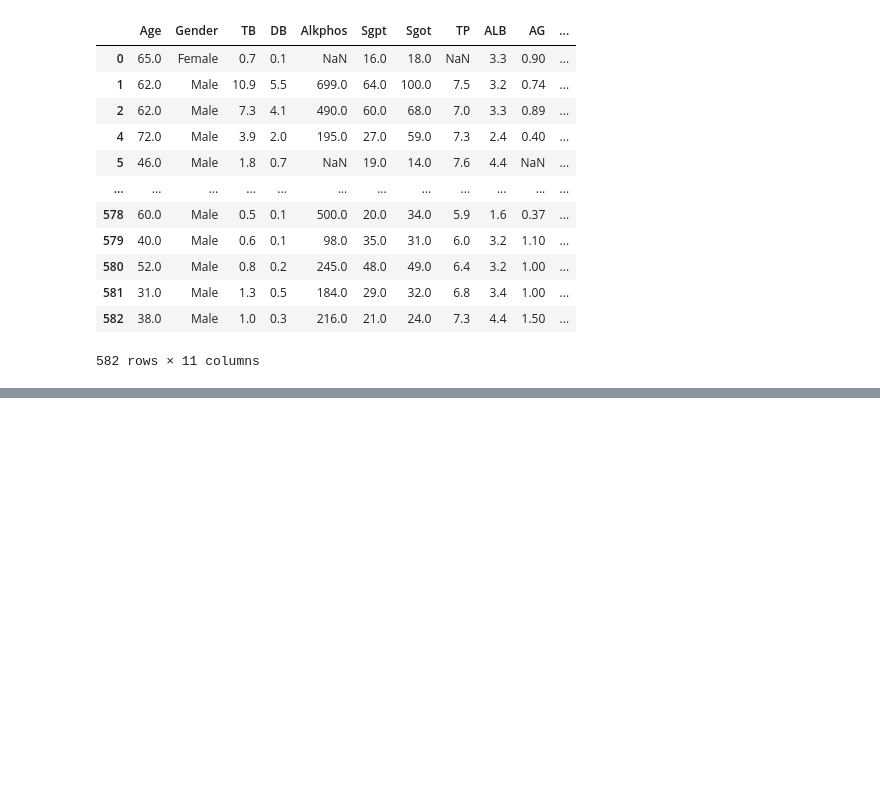
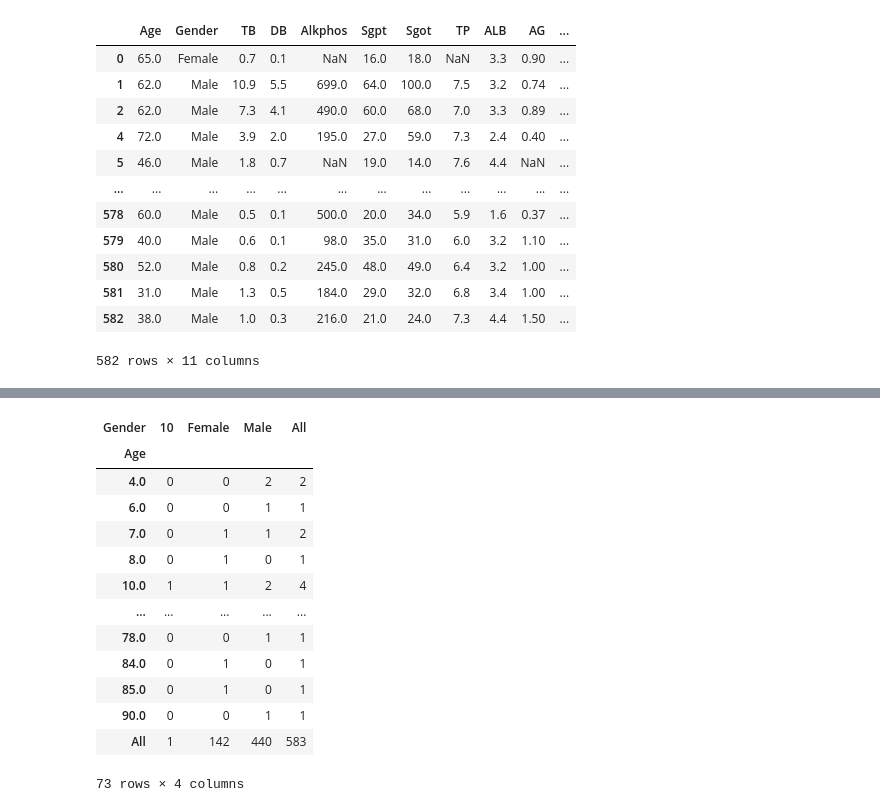
Before and after one commit to Anandasane/Data_Science_2026, a Jupyter notebook: Python libraries.ipynb, the cells around one changed output, grey strips where cells are left out. Saved outputs shown, nothing was run; the diff lists cells and outputs as text; code cells hidden in the pictures; blank space fills up the shorter version.

```diff
--- a/Python libraries.ipynb
+++ b/Python libraries.ipynb
@@ -907,0 +924,17 @@ df4.to_excel('Liver1.xlsx')
+# %%
+pd.crosstab(df['Age'],df['Gender'],margins=True)
+# %% [output]
+| Gender | 10 | Female | Male | All |
+| Age |  |  |  |  |
+| 4.0 | 0 | 0 | 2 | 2 |
+| 6.0 | 0 | 0 | 1 | 1 |
+| 7.0 | 0 | 1 | 1 | 2 |
+| 8.0 | 0 | 1 | 0 | 1 |
+| 10.0 | 1 | 1 | 2 | 4 |
+| ... | ... | ... | ... | ... |
+| 78.0 | 0 | 0 | 1 | 1 |
+| 84.0 | 0 | 1 | 0 | 1 |
+| 85.0 | 0 | 1 | 0 | 1 |
+| 90.0 | 0 | 0 | 1 | 1 |
+| All | 1 | 142 | 440 | 583 |
+73 rows × 4 columns
```
Also changed, not shown: parts of 14 cells of this notebook, 2 other files.
